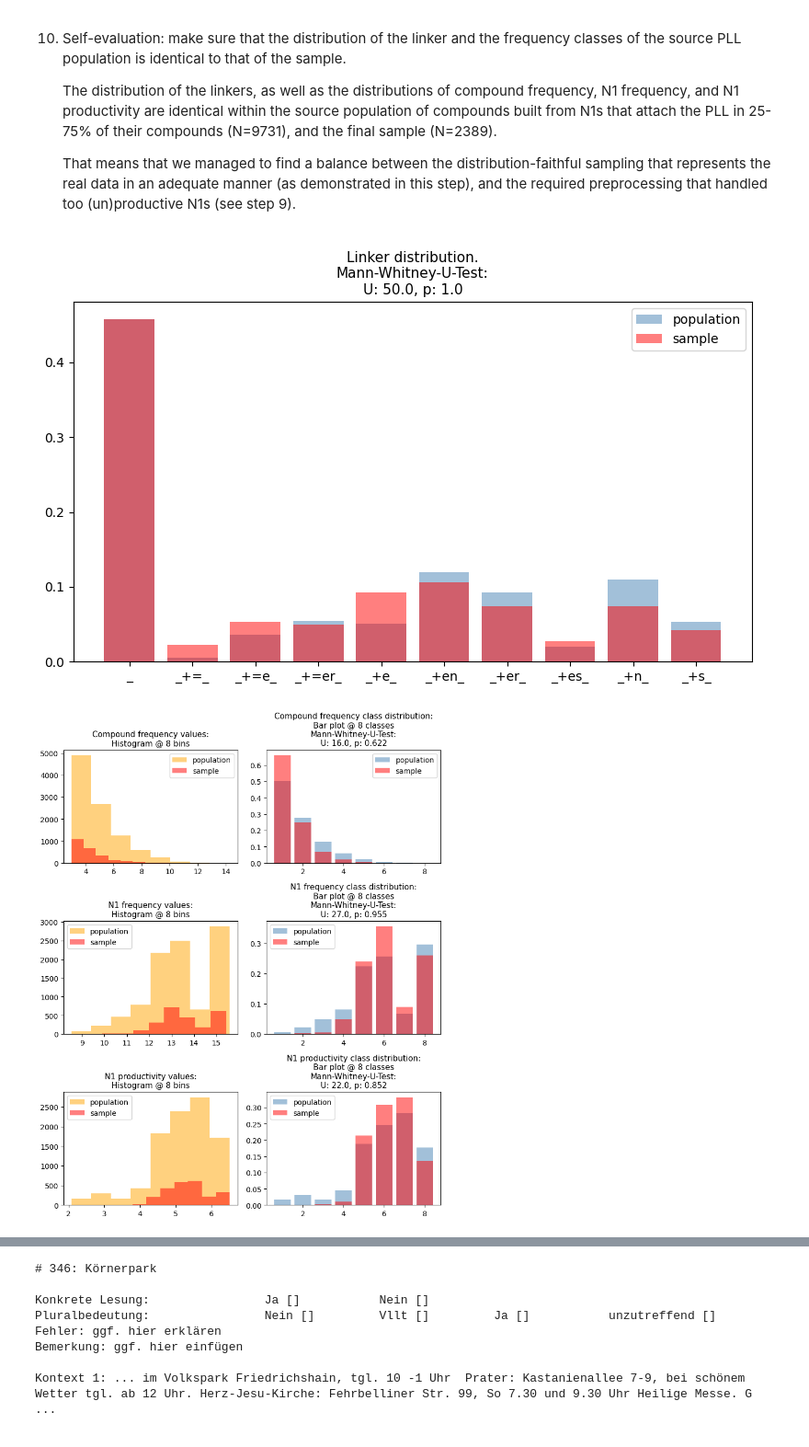
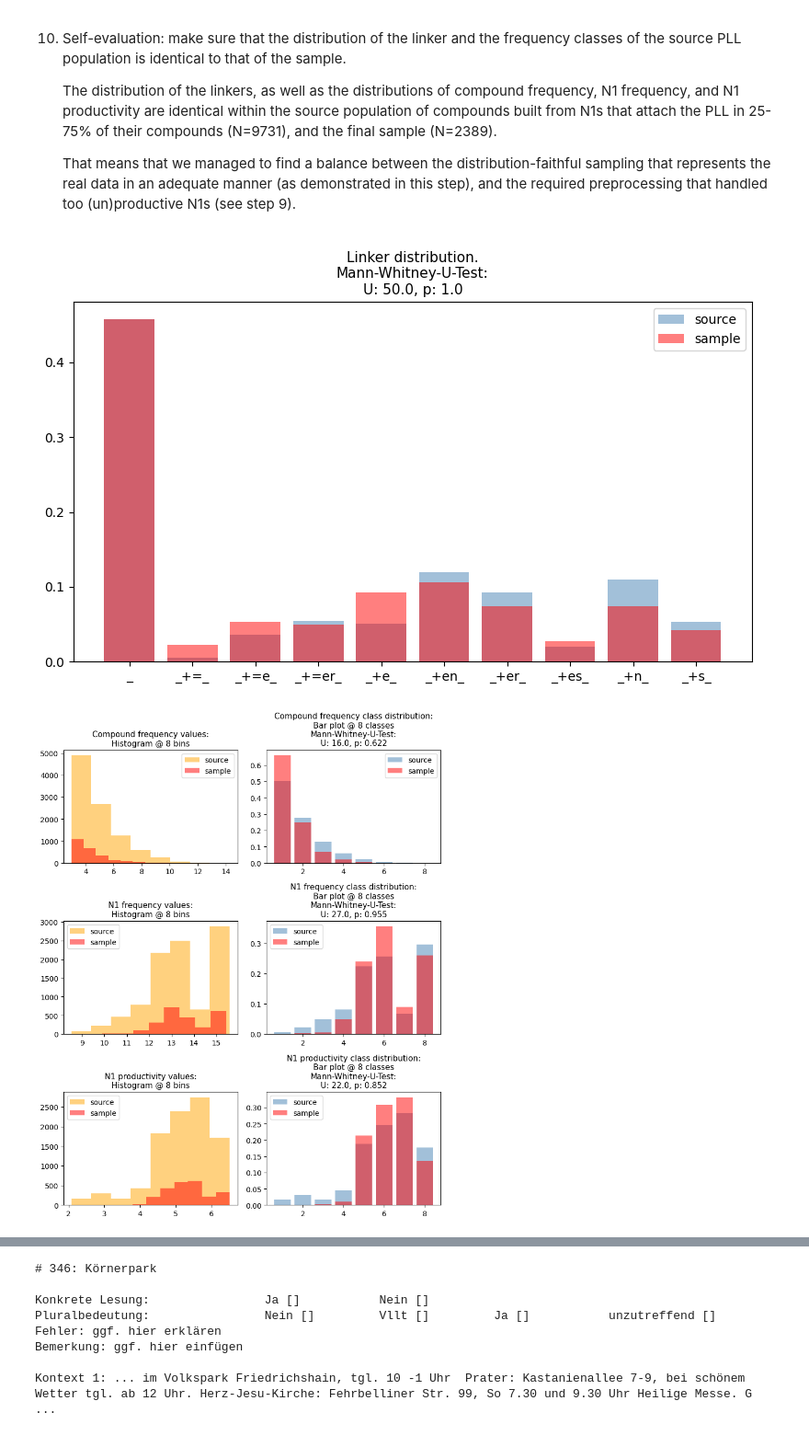
Before and after one commit to maxschmaltz/DieKonstraints, a Jupyter notebook: data_utils/prepare_gecodb_v07_pll_300er_sample.ipynb, the cells around one changed output, grey strips where cells are left out. Shown at 92% size. Saved outputs shown, nothing was run; the diff lists cells and outputs as text; code cells hidden in the pictures.

```diff
--- a/data_utils/prepare_gecodb_v07_pll_300er_sample.ipynb
+++ b/data_utils/prepare_gecodb_v07_pll_300er_sample.ipynb
@@ -647,7 +647,7 @@ linker_counts_ant = np.unique_counts(gecodb_v07pll_ant["linker"])
 linker_shares_ant = linker_counts_ant.counts / linker_counts_ant.counts.sum()
 
 _, ax = plt.subplots(figsize=(8, 5))
-ax.bar(linker_counts.values, linker_shares, color="steelblue", alpha=0.5, label="population")
+ax.bar(linker_counts.values, linker_shares, color="steelblue", alpha=0.5, label="source")
 ax.bar(linker_counts_ant.values, linker_shares_ant, color="red", alpha=0.5, label="sample")
 ax.legend()
 
@@ -668,7 +668,7 @@ plt.savefig(
 )
 plt.show()
 # %% [output]
-[figure, old version]
+[figure, new version]
 # %%
 # show the distribution of individual parameter log values
 # vs the frequency code probs: whole population & sample
@@ -680,40 +680,40 @@ for i, (param_name, title) in enumerate([
     ("n1_prod", "N1 productivity")
 ]):
     # log values: population vs sample, respectively
-    axes[i, 0].hist(np.log(gecodb_v07pll[param_name]), bins=NCLASSES, color="orange", alpha=0.5, label="population")
+    axes[i, 0].hist(np.log(gecodb_v07pll[param_name]), bins=NCLASSES, color="orange", alpha=0.5, label="source")
     axes[i, 0].hist(np.log(gecodb_v07pll_ant[param_name]), bins=NCLASSES, color="red", alpha=0.5, label="sample")
 
     axes[i, 0].set_title(f"{title} values:\nHistogram @ {NCLASSES} bins", fontsize=11)
 
     # class distr: population vs sample, respectively
-    axes[i, 1].bar(*all_param_shares[param_name], color="steelblue", alpha=0.5, label="population")
+    axes[i, 1].bar(*all_param_shares[param_name], color="steelblue", alpha=0.5, label="source")
     param_counts_ant = np.unique_counts(gecodb_v07pll_ant[f"{param_name}_cl"])
     param_shares_ant = param_counts_ant.counts / param_counts_ant.counts.sum()
     axes[i, 1].bar(param_counts_ant.values, param_shares_ant, color="red", alpha=0.5, label="sample")
-
-    axes[i, 0].legend()
-    axes[i, 1].legend()
 
     # test for identical distributions;
     # p > 0.05 => the distributions are identical
     mwu = mannwhitneyu(all_param_shares[param_name][1], param_shares_ant)
     axes[i, 1].set_title(
         f"{title} class distribution:\n"
         f"Bar plot @ {NCLASSES} classes\n"
         "Mann-Whitney-U-Test:\n"
         f"U: {mwu.statistic}, p: {mwu.pvalue.round(3)}",
         fontsize=11
     )
 
+    axes[i, 0].legend()
+    axes[i, 1].legend()
+
 plt.tight_layout()
 plt.savefig(
     os.path.join(sample_dir, "frequency_distrs.png"),
     format="png",
     dpi="figure"
 )
 plt.show()
 # %% [output]
-[figure, old version]
+[figure, new version]
 # %%
 # save intermediate sample
 # (N=2389, PLL N=1119, NPLL N=1270, UniqN1N=50)
```
Also changed, not shown: parts of 15 cells of this notebook, 2 other files.
